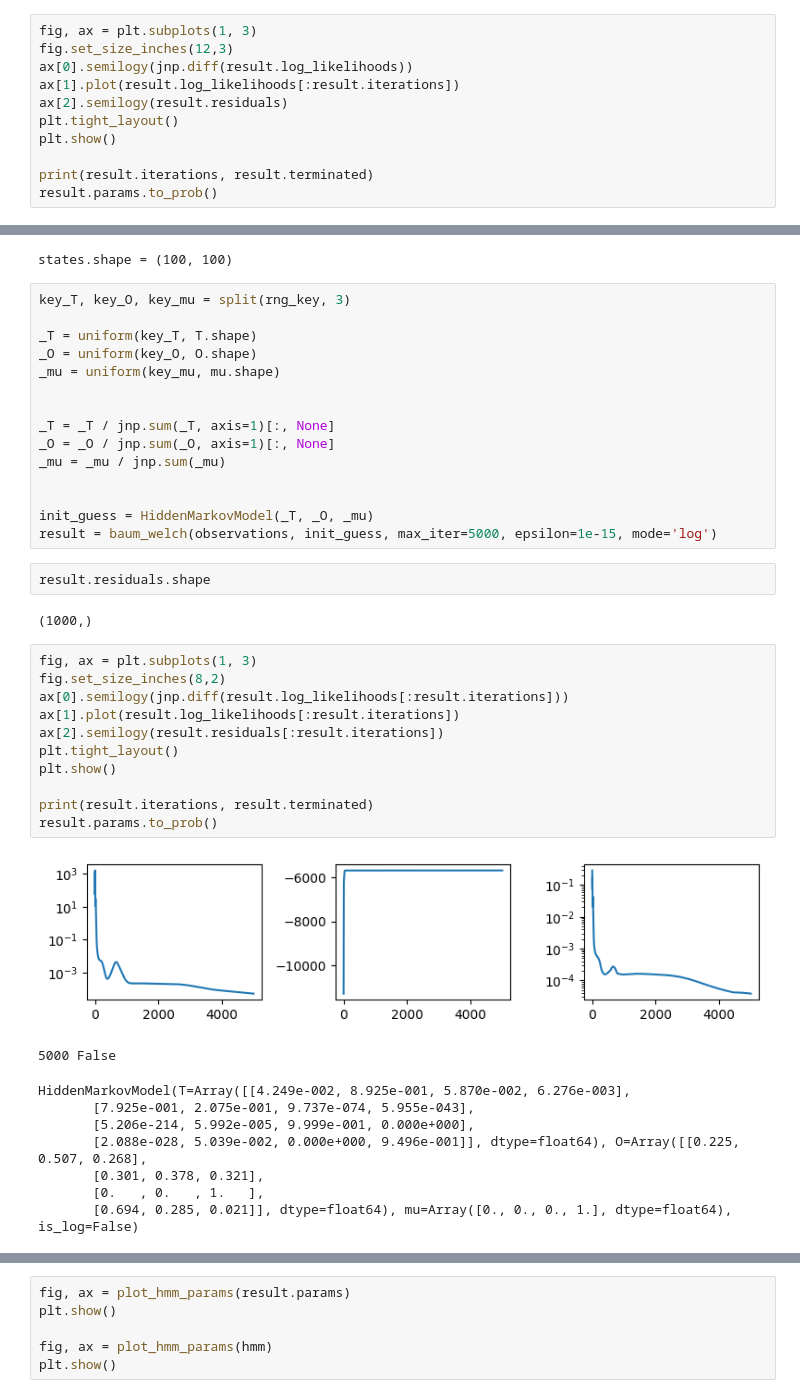
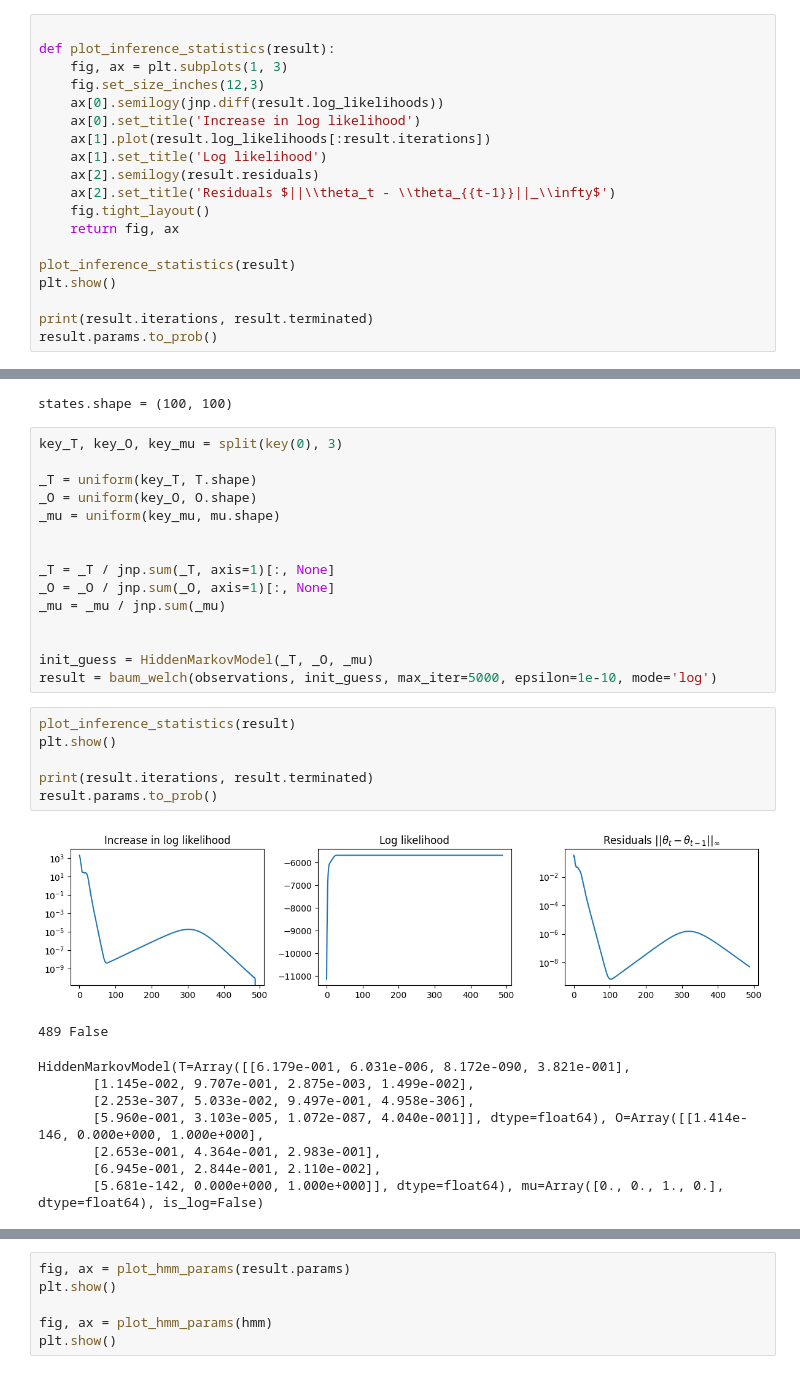
Before and after one commit to tobias-heinzle/BaumWelchJax, a Jupyter notebook: notebooks/test_baum_welch_simple.ipynb, the cells around one changed output, grey strips where cells are left out. Saved outputs shown, nothing was run; the diff lists cells and outputs as text.

```diff
--- a/notebooks/test_baum_welch_simple.ipynb
+++ b/notebooks/test_baum_welch_simple.ipynb
@@ -87,10 +91,18 @@ Array([1.158e+00, 6.287e-04, 6.321e-04, 6.383e-04, 6.473e-04, 6.592e-04,
 # %%
-fig, ax = plt.subplots(1, 3)
-fig.set_size_inches(12,3)
-ax[0].semilogy(jnp.diff(result.log_likelihoods))
-ax[1].plot(result.log_likelihoods[:result.iterations])
-ax[2].semilogy(result.residuals)
-plt.tight_layout()
+
+def plot_inference_statistics(result):
+    fig, ax = plt.subplots(1, 3)
+    fig.set_size_inches(12,3)
+    ax[0].semilogy(jnp.diff(result.log_likelihoods))
+    ax[0].set_title('Increase in log likelihood')
+    ax[1].plot(result.log_likelihoods[:result.iterations])
+    ax[1].set_title('Log likelihood')
+    ax[2].semilogy(result.residuals)
+    ax[2].set_title('Residuals $||\\theta_t - \\theta_{{t-1}}||_\\infty$')
+    fig.tight_layout()
+    return fig, ax
+
+plot_inference_statistics(result)
 plt.show()
 
 print(result.iterations, result.terminated)
@@ -154,7 +166,7 @@ print("states.shape =", states.shape)
 # %% [output]
 states.shape = (100, 100)
 # %%
-key_T, key_O, key_mu = split(rng_key, 3)
+key_T, key_O, key_mu = split(key(0), 3)
 
 _T = uniform(key_T, T.shape)
 _O = uniform(key_O, O.shape)
@@ -167,32 +179,23 @@ _mu = _mu / jnp.sum(_mu)
 
 
 init_guess = HiddenMarkovModel(_T, _O, _mu)
-result = baum_welch(observations, init_guess, max_iter=5000, epsilon=1e-15, mode='log')
+result = baum_welch(observations, init_guess, max_iter=5000, epsilon=1e-10, mode='log')
-# %%
-result.residuals.shape
-# %% [output]
-(1000,)
 # %%
-fig, ax = plt.subplots(1, 3)
-fig.set_size_inches(8,2)
-ax[0].semilogy(jnp.diff(result.log_likelihoods[:result.iterations]))
-ax[1].plot(result.log_likelihoods[:result.iterations])
-ax[2].semilogy(result.residuals[:result.iterations])
-plt.tight_layout()
+plot_inference_statistics(result)
 plt.show()
 
 print(result.iterations, result.terminated)
 result.params.to_prob()
 # %% [output]
-[figure, old version]
+[figure, new version]
-5000 False
+489 False
-HiddenMarkovModel(T=Array([[4.249e-002, 8.925e-001, 5.870e-002, 6.276e-003],
-       [7.925e-001, 2.075e-001, 9.737e-074, 5.955e-043],
-       [5.206e-214, 5.992e-005, 9.999e-001, 0.000e+000],
-       [2.088e-028, 5.039e-002, 0.000e+000, 9.496e-001]], dtype=float64), O=Array([[0.225, 0.507, 0.268],
-       [0.301, 0.378, 0.321],
-       [0.   , 0.   , 1.   ],
-       [0.694, 0.285, 0.021]], dtype=float64), mu=Array([0., 0., 0., 1.], dtype=float64), is_log=False)
+HiddenMarkovModel(T=Array([[6.179e-001, 6.031e-006, 8.172e-090, 3.821e-001],
+       [1.145e-002, 9.707e-001, 2.875e-003, 1.499e-002],
+       [2.253e-307, 5.033e-002, 9.497e-001, 4.958e-306],
+       [5.960e-001, 3.103e-005, 1.072e-087, 4.040e-001]], dtype=float64), O=Array([[1.414e-146, 0.000e+000, 1.000e+000],
+       [2.653e-001, 4.364e-001, 2.983e-001],
+       [6.945e-001, 2.844e-001, 2.110e-002],
+       [5.681e-142, 0.000e+000, 1.000e+000]], dtype=float64), mu=Array([0., 0., 1., 0.], dtype=float64), is_log=False)
 # %%
 fig, ax = plot_hmm_params(result.params)
 plt.show()
```
Also changed, not shown: parts of 7 cells of this notebook, 7 other files.
